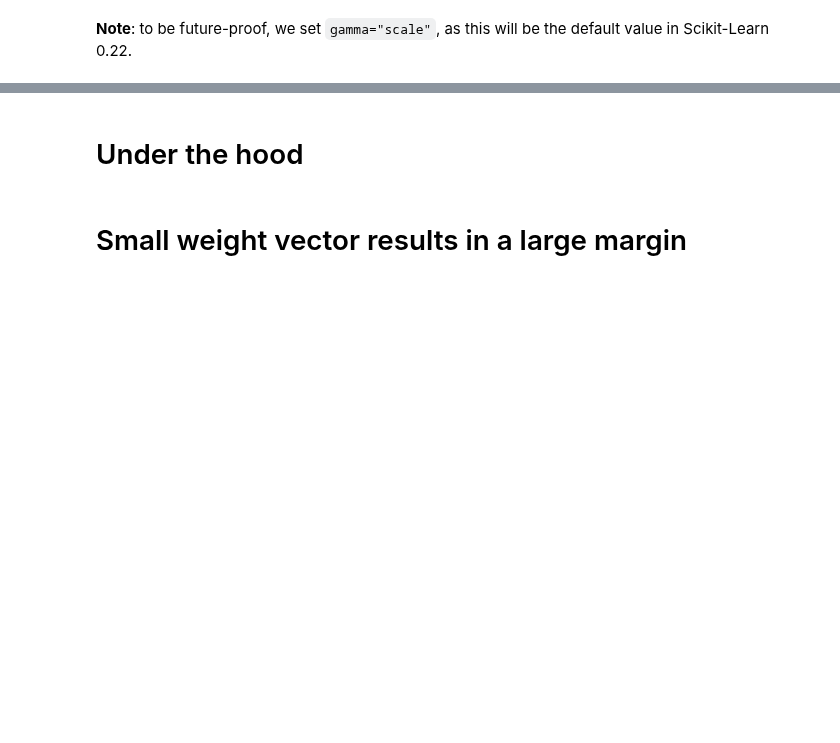
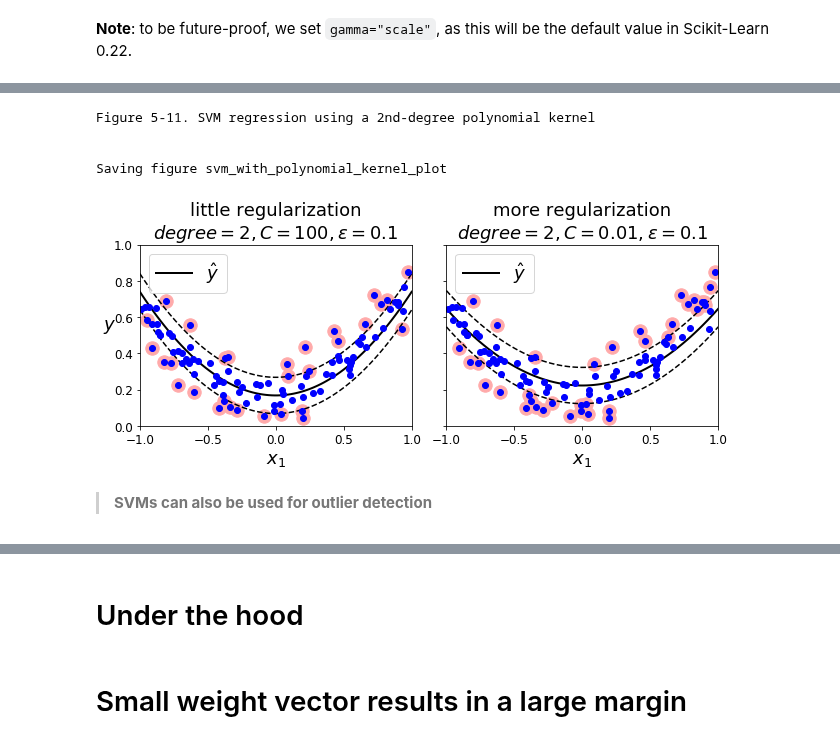
Before and after one commit to nyculescu/handson-ml2, a Jupyter notebook: 05_support_vector_machines.ipynb, the cells around one changed output, grey strips where cells are left out. Drawn from its saved outputs; the diff is of its cells as text; code cells hidden in the pictures; blank space fills up the shorter version.

```diff
--- a/05_support_vector_machines.ipynb
+++ b/05_support_vector_machines.ipynb
@@ -760,11 +837,21 @@ svm_poly_reg2.fit(X, y)
 # %%
+print_bold("Figure 5-11. SVM regression using a 2nd-degree polynomial kernel")
+
 fig, axes = plt.subplots(ncols=2, figsize=(9, 4), sharey=True)
 plt.sca(axes[0])
 plot_svm_regression(svm_poly_reg1, X, y, [-1, 1, 0, 1])
-plt.title(r"$degree={}, C={}, \epsilon = {}$".format(svm_poly_reg1.degree, svm_poly_reg1.C, svm_poly_reg1.epsilon), fontsize=18)
+plt.title("little regularization\n$degree={}, C={}, \epsilon = {}$".format(svm_poly_reg1.degree, svm_poly_reg1.C, svm_poly_reg1.epsilon), fontsize=18)
 plt.ylabel(r"$y$", fontsize=18, rotation=0)
 plt.sca(axes[1])
 plot_svm_regression(svm_poly_reg2, X, y, [-1, 1, 0, 1])
-plt.title(r"$degree={}, C={}, \epsilon = {}$".format(svm_poly_reg2.degree, svm_poly_reg2.C, svm_poly_reg2.epsilon), fontsize=18)
+plt.title("more regularization\n$degree={}, C={}, \epsilon = {}$".format(svm_poly_reg2.degree, svm_poly_reg2.C, svm_poly_reg2.epsilon), fontsize=18)
 save_fig("svm_with_polynomial_kernel_plot")
 plt.show()
+# %% [output]
+Figure 5-11. SVM regression using a 2nd-degree polynomial kernel
+
+
+Saving figure svm_with_polynomial_kernel_plot
+[figure, added]
+# %% [markdown]
+> **SVMs can also be used for outlier detection**
```
Also changed, not shown: parts of 18 cells of this notebook.
